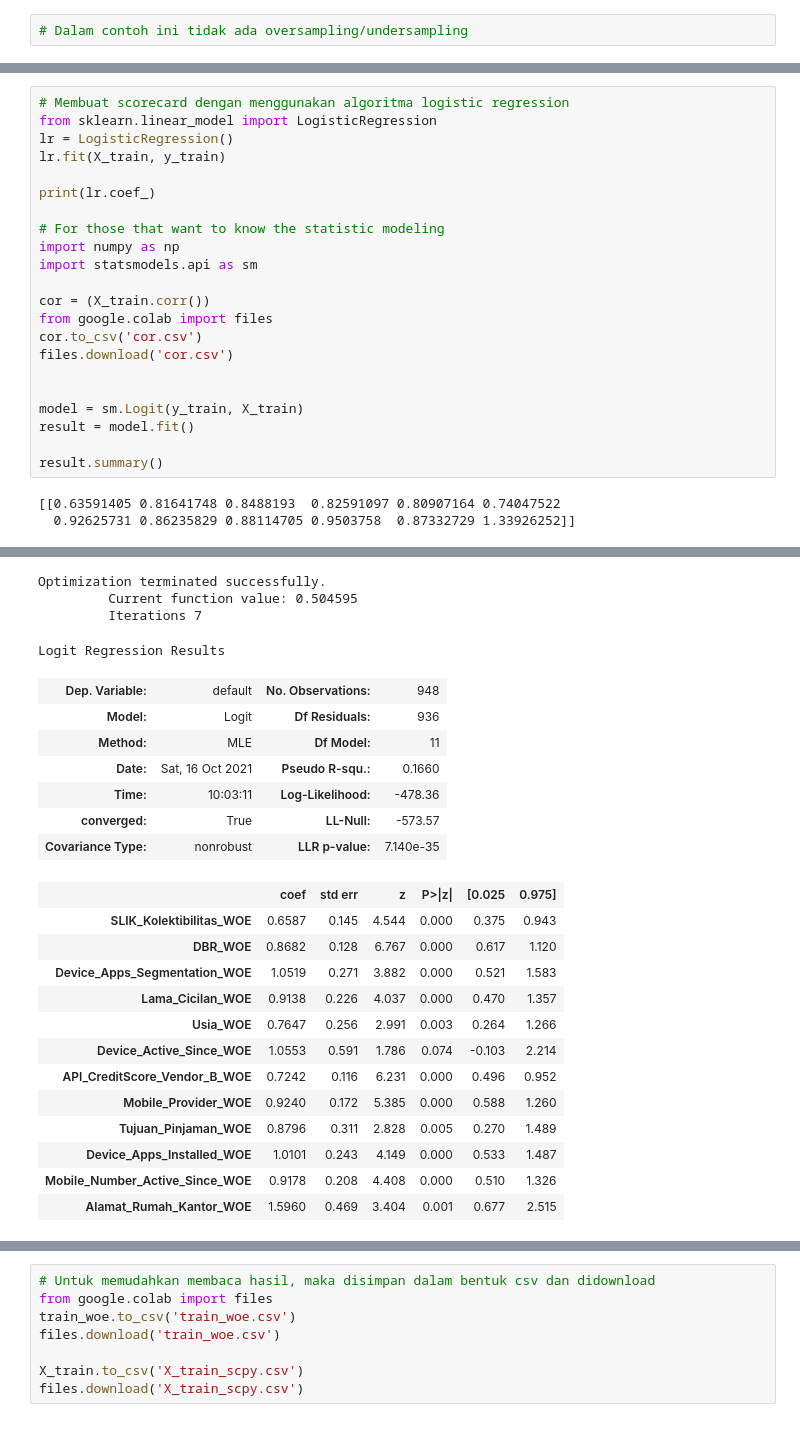
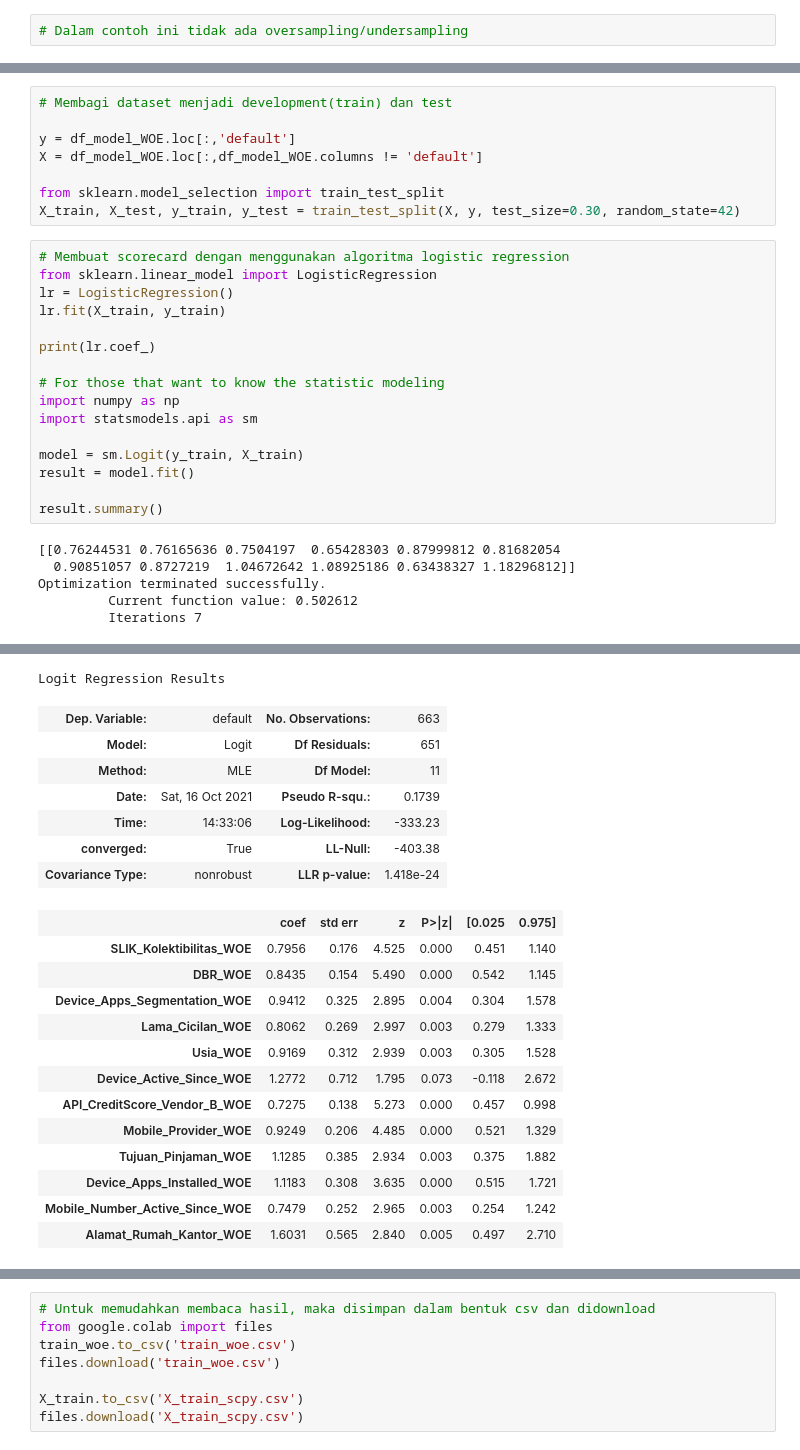
Before and after one commit to IndraLukasTjahaja/Digital_Credit_Risk, a Jupyter notebook: Bab 2 - Credit Scoring Modeling dengan Python.ipynb, the cells around one changed output, grey strips where cells are left out. Cells and saved outputs as stored; diff of their text form.

```diff
--- a/Bab 2 - Credit Scoring Modeling dengan Python.ipynb
+++ b/Bab 2 - Credit Scoring Modeling dengan Python.ipynb
@@ -1483,3 +1415,11 @@ Name: default, Length: 948, dtype: int64
+# %%
+# Membagi dataset menjadi development(train) dan test
+
+y = df_model_WOE.loc[:,'default']
+X = df_model_WOE.loc[:,df_model_WOE.columns != 'default']
+
+from sklearn.model_selection import train_test_split
+X_train, X_test, y_train, y_test = train_test_split(X, y, test_size=0.30, random_state=42)
 # %%
 # Membuat scorecard dengan menggunakan algoritma logistic regression
 from sklearn.linear_model import LogisticRegression
@@ -1492,16 +1432,13 @@ print(lr.coef_)
 import numpy as np
 import statsmodels.api as sm
 
-cor = (X_train.corr())
-from google.colab import files
-cor.to_csv('cor.csv')
-files.download('cor.csv')
-
-
 model = sm.Logit(y_train, X_train)
 result = model.fit()
 
 result.summary()
 # %% [output]
-[[0.63591405 0.81641748 0.8488193  0.82591097 0.80907164 0.74047522
-  0.92625731 0.86235829 0.88114705 0.9503758  0.87332729 1.33926252]]
+[[0.76244531 0.76165636 0.7504197  0.65428303 0.87999812 0.81682054
+  0.90851057 0.8727219  1.04672642 1.08925186 0.63438327 1.18296812]]
+Optimization terminated successfully.
+         Current function value: 0.502612
+         Iterations 7
@@ -1510,27 +1445,24 @@ result.summary()
-Optimization terminated successfully.
-         Current function value: 0.504595
-         Iterations 7
+Logit Regression Results
-Logit Regression Results
-| Dep. Variable: | default | No. Observations: | 948 |
-| Model: | Logit | Df Residuals: | 936 |
+| Dep. Variable: | default | No. Observations: | 663 |
+| Model: | Logit | Df Residuals: | 651 |
 | Method: | MLE | Df Model: | 11 |
-| Date: | Sat, 16 Oct 2021 | Pseudo R-squ.: | 0.1660 |
-| Time: | 10:03:11 | Log-Likelihood: | -478.36 |
-| converged: | True | LL-Null: | -573.57 |
-| Covariance Type: | nonrobust | LLR p-value: | 7.140e-35 |
+| Date: | Sat, 16 Oct 2021 | Pseudo R-squ.: | 0.1739 |
+| Time: | 14:33:06 | Log-Likelihood: | -333.23 |
+| converged: | True | LL-Null: | -403.38 |
+| Covariance Type: | nonrobust | LLR p-value: | 1.418e-24 |
 |  | coef | std err | z | P>|z| | [0.025 | 0.975] |
-| SLIK_Kolektibilitas_WOE | 0.6587 | 0.145 | 4.544 | 0.000 | 0.375 | 0.943 |
-| DBR_WOE | 0.8682 | 0.128 | 6.767 | 0.000 | 0.617 | 1.120 |
-| Device_Apps_Segmentation_WOE | 1.0519 | 0.271 | 3.882 | 0.000 | 0.521 | 1.583 |
-| Lama_Cicilan_WOE | 0.9138 | 0.226 | 4.037 | 0.000 | 0.470 | 1.357 |
-| Usia_WOE | 0.7647 | 0.256 | 2.991 | 0.003 | 0.264 | 1.266 |
-| Device_Active_Since_WOE | 1.0553 | 0.591 | 1.786 | 0.074 | -0.103 | 2.214 |
-| API_CreditScore_Vendor_B_WOE | 0.7242 | 0.116 | 6.231 | 0.000 | 0.496 | 0.952 |
-| Mobile_Provider_WOE | 0.9240 | 0.172 | 5.385 | 0.000 | 0.588 | 1.260 |
-| Tujuan_Pinjaman_WOE | 0.8796 | 0.311 | 2.828 | 0.005 | 0.270 | 1.489 |
-| Device_Apps_Installed_WOE | 1.0101 | 0.243 | 4.149 | 0.000 | 0.533 | 1.487 |
-| Mobile_Number_Active_Since_WOE | 0.9178 | 0.208 | 4.408 | 0.000 | 0.510 | 1.326 |
-| Alamat_Rumah_Kantor_WOE | 1.5960 | 0.469 | 3.404 | 0.001 | 0.677 | 2.515 |
+| SLIK_Kolektibilitas_WOE | 0.7956 | 0.176 | 4.525 | 0.000 | 0.451 | 1.140 |
+| DBR_WOE | 0.8435 | 0.154 | 5.490 | 0.000 | 0.542 | 1.145 |
+| Device_Apps_Segmentation_WOE | 0.9412 | 0.325 | 2.895 | 0.004 | 0.304 | 1.578 |
+| Lama_Cicilan_WOE | 0.8062 | 0.269 | 2.997 | 0.003 | 0.279 | 1.333 |
+| Usia_WOE | 0.9169 | 0.312 | 2.939 | 0.003 | 0.305 | 1.528 |
+| Device_Active_Since_WOE | 1.2772 | 0.712 | 1.795 | 0.073 | -0.118 | 2.672 |
+| API_CreditScore_Vendor_B_WOE | 0.7275 | 0.138 | 5.273 | 0.000 | 0.457 | 0.998 |
+| Mobile_Provider_WOE | 0.9249 | 0.206 | 4.485 | 0.000 | 0.521 | 1.329 |
+| Tujuan_Pinjaman_WOE | 1.1285 | 0.385 | 2.934 | 0.003 | 0.375 | 1.882 |
+| Device_Apps_Installed_WOE | 1.1183 | 0.308 | 3.635 | 0.000 | 0.515 | 1.721 |
+| Mobile_Number_Active_Since_WOE | 0.7479 | 0.252 | 2.965 | 0.003 | 0.254 | 1.242 |
+| Alamat_Rumah_Kantor_WOE | 1.6031 | 0.565 | 2.840 | 0.005 | 0.497 | 2.710 |
 # %%
 # Membuat scoring
 P0 = 600 # Target Score
```
Also changed, not shown: parts of 15 cells of this notebook.
